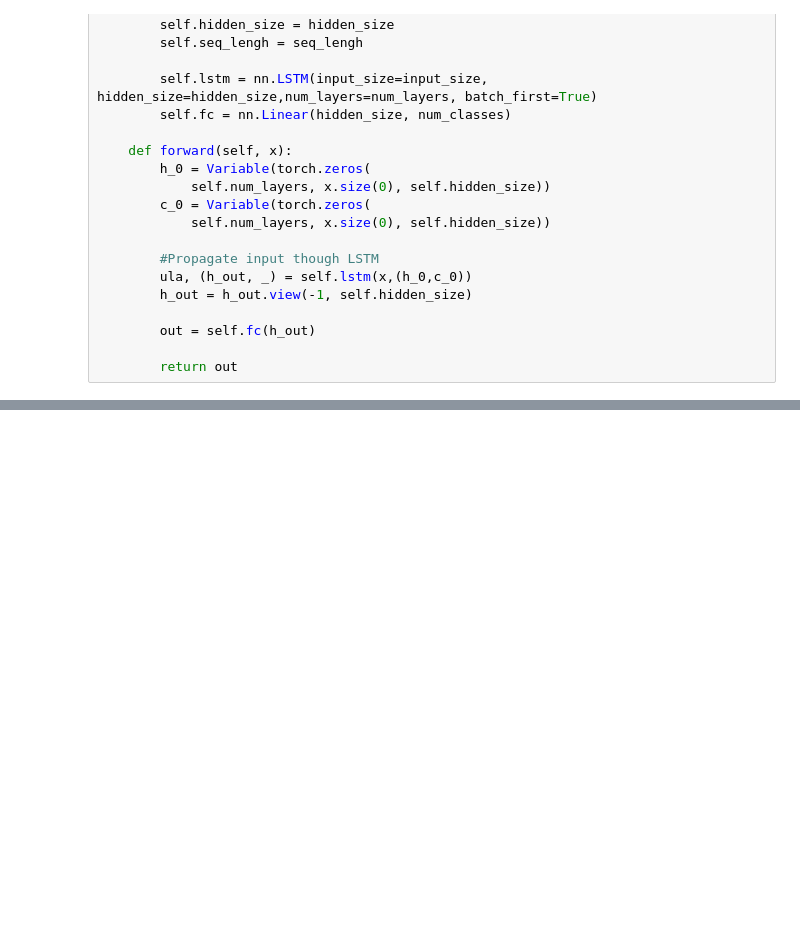
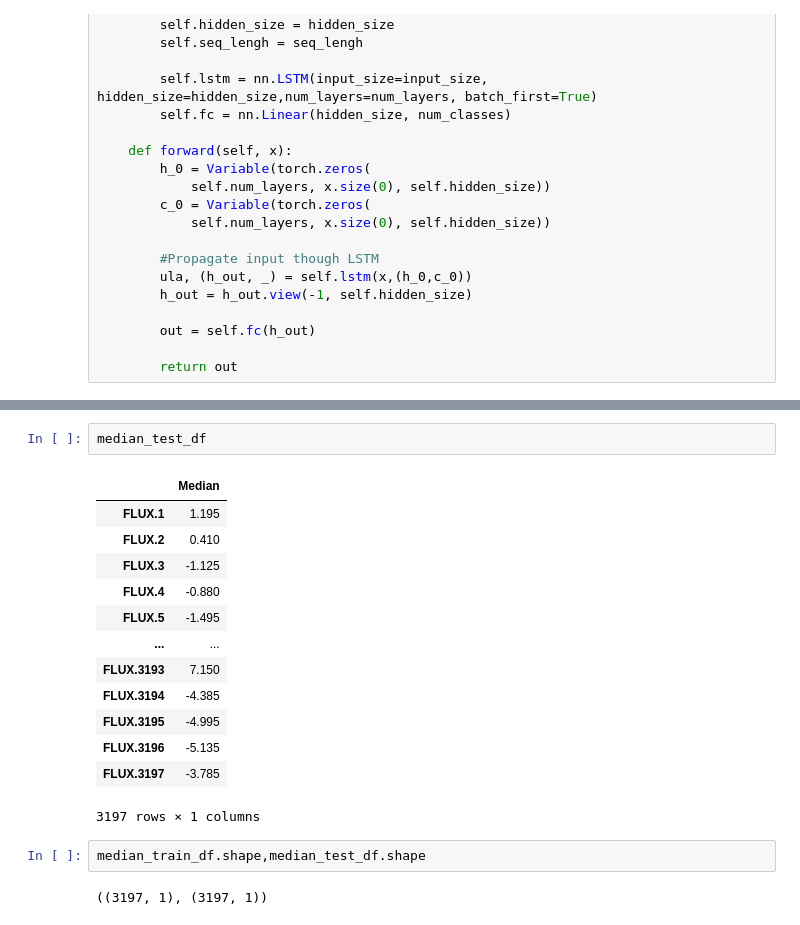
Before and after one commit to naturallvv/deep-learning-programing-project, a Jupyter notebook: LSTM.ipynb, the cells around one changed output, grey strips where cells are left out. Cells and saved outputs as stored; diff of their text form; blank space fills up the shorter version.

```diff
--- a/LSTM.ipynb
+++ b/LSTM.ipynb
@@ -38,0 +92,20 @@ class LSTM(nn.Module):
+# %%
+median_test_df
+# %% [output]
+|  | Median |
+| FLUX.1 | 1.195 |
+| FLUX.2 | 0.410 |
+| FLUX.3 | -1.125 |
+| FLUX.4 | -0.880 |
+| FLUX.5 | -1.495 |
+| ... | ... |
+| FLUX.3193 | 7.150 |
+| FLUX.3194 | -4.385 |
+| FLUX.3195 | -4.995 |
+| FLUX.3196 | -5.135 |
+| FLUX.3197 | -3.785 |
+3197 rows × 1 columns
+# %%
+median_train_df.shape,median_test_df.shape
+# %% [output]
+((3197, 1), (3197, 1))
```
Also changed, not shown: parts of 12 cells of this notebook, 1 other file.
